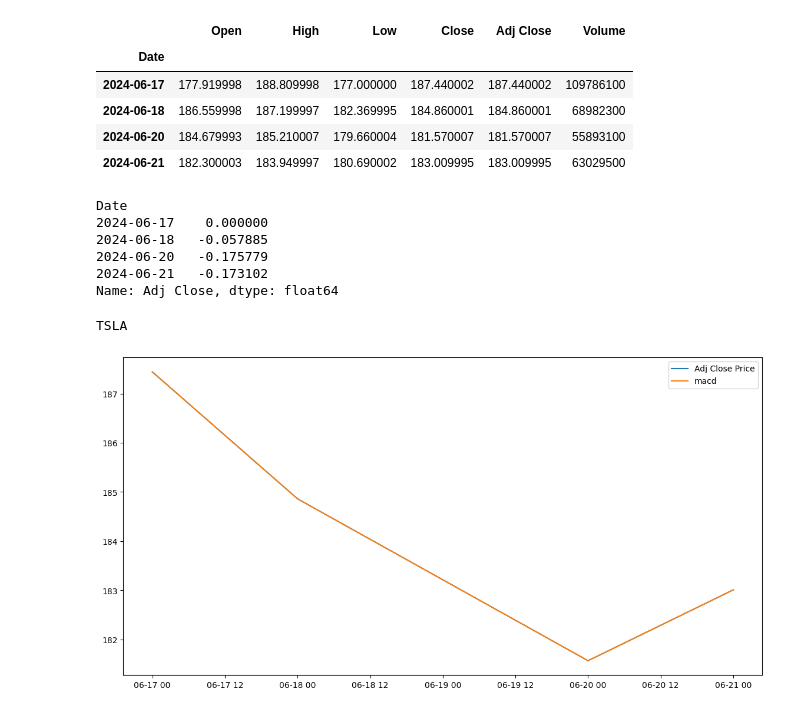
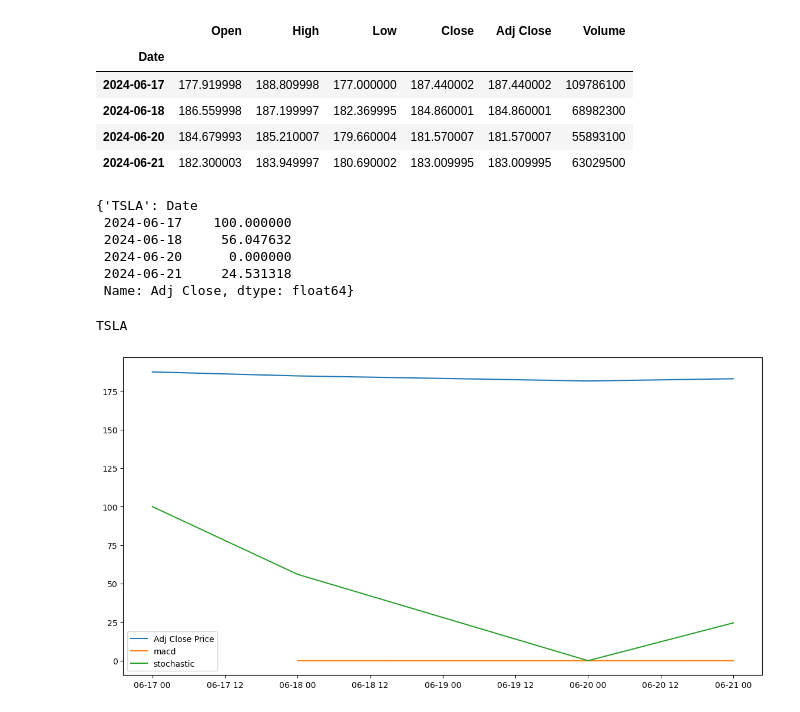
Before and after one commit to celloii/Market_Prediction, a Jupyter notebook: FeatureTesting.ipynb, the cells around one changed output. Cells and saved outputs as stored; diff of their text form; code cells hidden in the pictures.

Commit message:
feature testing for macd and stochastic line

```diff
--- a/FeatureTesting.ipynb
+++ b/FeatureTesting.ipynb
@@ -7,8 +7,11 @@ import matplotlib.pyplot as plt
 tickers = ['TSLA']
 start_date = '2024-06-15'
 end_date = '2024-06-22'
+date_range = pd.date_range(start=start_date, end=end_date)
+
 stock_data = {}
 features_data = {}
+stochastic_data = {}
 
 for stock in tickers:
     stock_data[stock] = yf.download(stock, start=start_date, end=end_date)
@@ -29,28 +32,33 @@ for stock in tickers:
   ema_26 = stock_data[stock]['Adj Close'].ewm(span = 26).mean()
   ema_9 = stock_data[stock]['Adj Close'].ewm(span = 9).mean()
   macd_data = ema_12 - ema_26
+  low_value = (stock_data[stock]['Adj Close']).min()
+  high_value = stock_data[stock]['Adj Close'].max()
+  features_data[stock] = (stock_data[stock]['Adj Close'] - stock_data[stock]['Adj Close'].shift(1)) / stock_data[stock]['Adj Close'].shift(1) # percent difference
+  stochastic_data[stock] = ((stock_data[stock]['Adj Close'] - low_value) / (high_value-low_value)) * 100 #stochastic line
 
-  if(macd_data['2024-06-21'] > ema_9['2024-06-21']): # bullish crossover
-    features_data[stock] = (stock_data[stock]['Adj Close'] - stock_data[stock]['Adj Close'].shift(1)) / stock_data[stock]['Adj Close'].shift(1) # percent difference
-  else:
-    features_data[stock] = stock_data[stock]['Adj Close']
+  # if(macd_data['2024-06-21'] > ema_9['2024-06-21']): # bullish crossover
+    # features_data[stock] = (stock_data[stock]['Adj Close'] - stock_data[stock]['Adj Close'].shift(1)) / stock_data[stock]['Adj Close'].shift(1) # percent difference
+    #stochastic_data[stock] = ((stock_data[stock]['Adj Close'] - low_value) / (high_value-low_value)) * 100 #stochastic line
 # %%
 macd_data
+stochastic_data
 # %% [output]
-Date
-2024-06-17    0.000000
-2024-06-18   -0.057885
-2024-06-20   -0.175779
-2024-06-21   -0.173102
-Name: Adj Close, dtype: float64
+{'TSLA': Date
+ 2024-06-17    100.000000
+ 2024-06-18     56.047632
+ 2024-06-20      0.000000
+ 2024-06-21     24.531318
+ Name: Adj Close, dtype: float64}
 # %%
 for stock in tickers:
     print(stock)
     plt.figure(figsize=(14, 7))
     plt.plot(stock_data[stock]['Adj Close'], label='Adj Close Price')
     plt.plot(features_data[stock], label = 'macd')
+    plt.plot(stochastic_data[stock], label = 'stochastic')
     plt.legend()
     plt.show()
 # %% [output]
 TSLA
-[figure, old version]
+[figure, new version]
```
